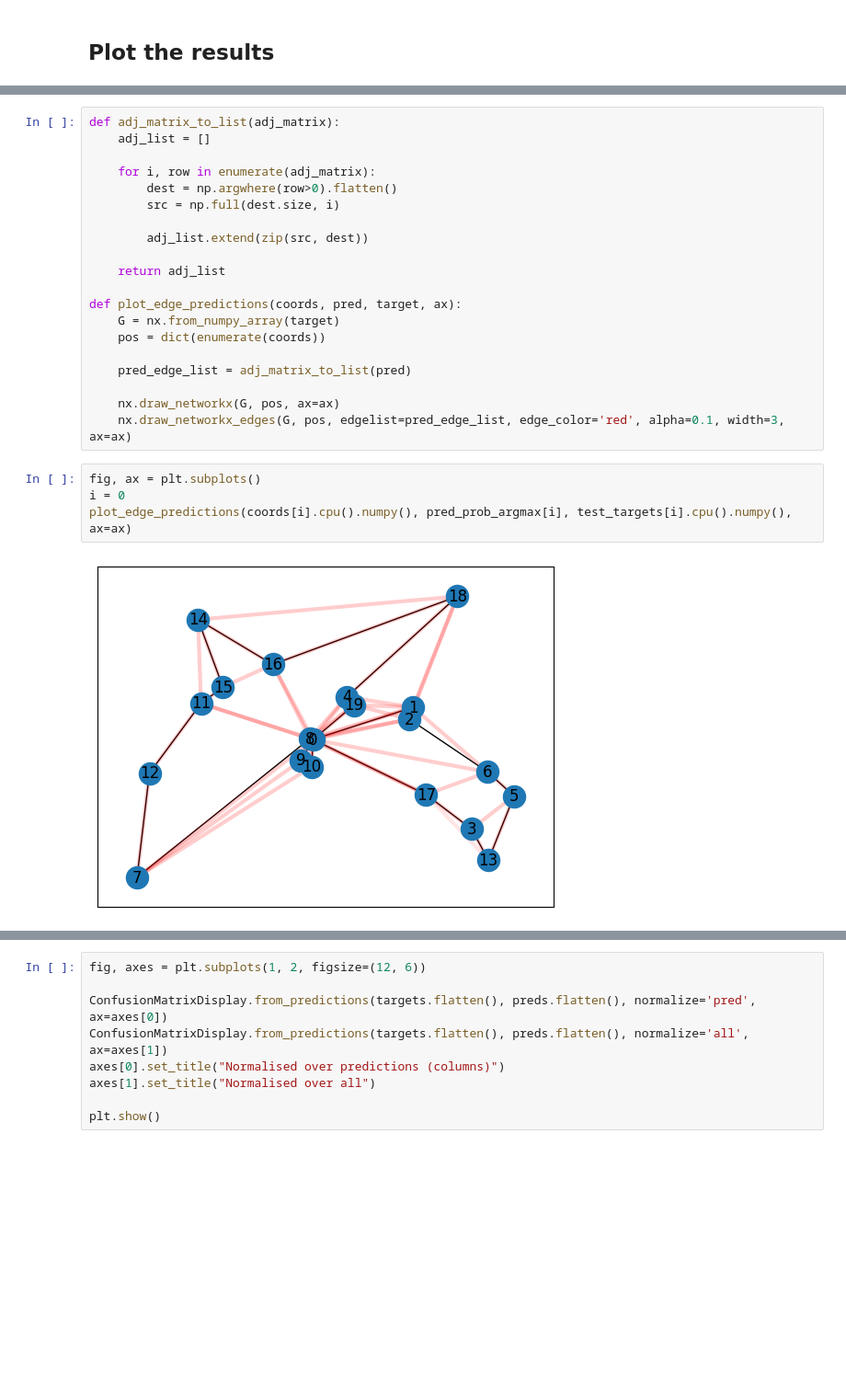
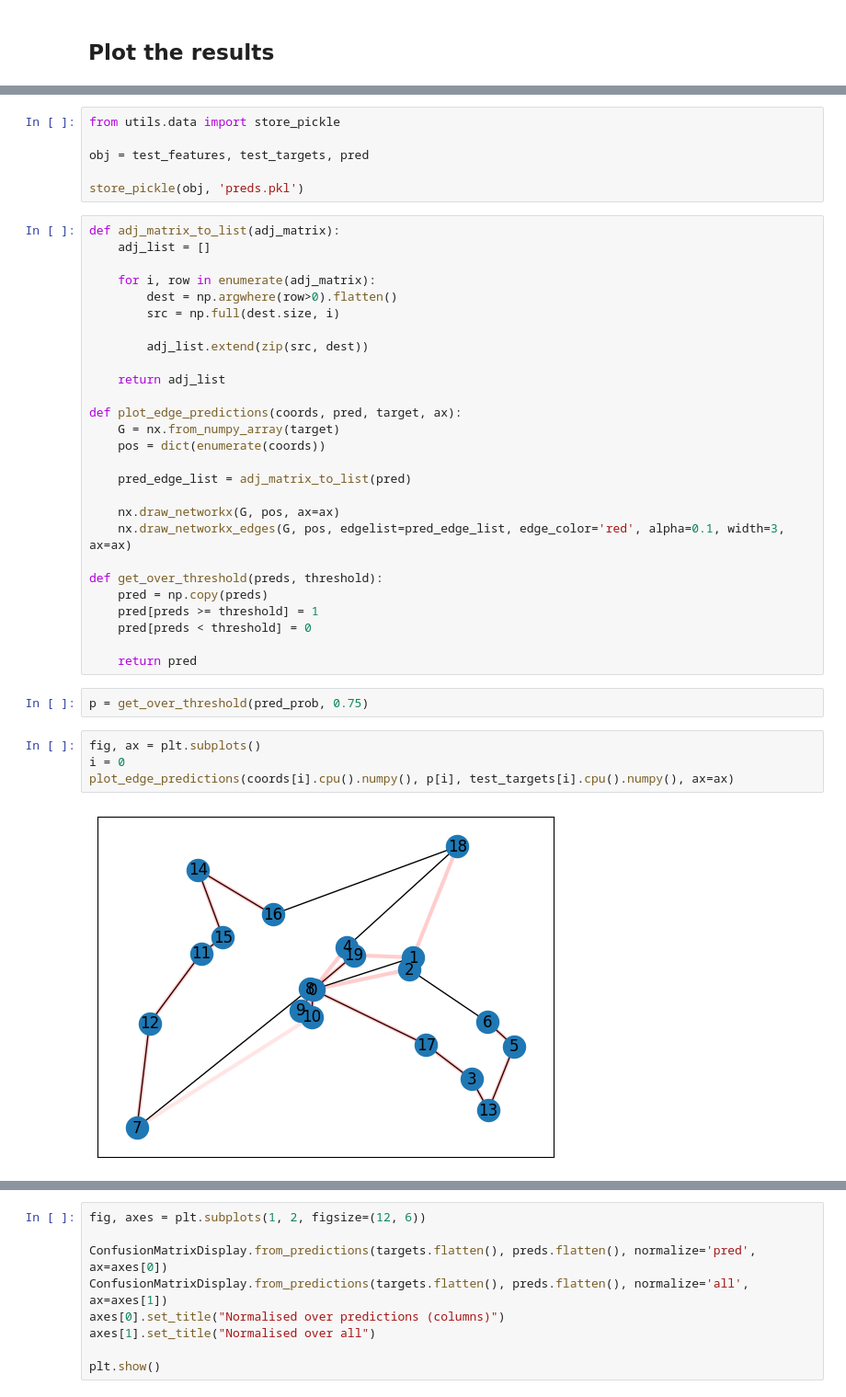
Before and after one commit to sebammon/vrp-thesis, a Jupyter notebook: Graph ConvNet.ipynb, the cells around one changed output, grey strips where cells are left out. Shown: that part at 92% size. Cells and saved outputs as stored; diff of their text form; blank space fills up the shorter version.

Commit message:
update data generation

```diff
--- a/Graph ConvNet.ipynb
+++ b/Graph ConvNet.ipynb
@@ -331,3 +331,9 @@ pred_prob_argmax = pred.argmax(dim=3).cpu().numpy()
+# %%
+from utils.data import store_pickle
+
+obj = test_features, test_targets, pred
+
+store_pickle(obj, 'preds.pkl')
 # %%
 def adj_matrix_to_list(adj_matrix):
     adj_list = []
@@ -348,9 +354,18 @@ def plot_edge_predictions(coords, pred, target, ax):
 
     nx.draw_networkx(G, pos, ax=ax)
     nx.draw_networkx_edges(G, pos, edgelist=pred_edge_list, edge_color='red', alpha=0.1, width=3, ax=ax)
+
+def get_over_threshold(preds, threshold):
+    pred = np.copy(preds)
+    pred[preds >= threshold] = 1
+    pred[preds < threshold] = 0
+
+    return pred
+# %%
+p = get_over_threshold(pred_prob, 0.75)
 # %%
 fig, ax = plt.subplots()
 i = 0
-plot_edge_predictions(coords[i].cpu().numpy(), pred_prob_argmax[i], test_targets[i].cpu().numpy(), ax=ax)
+plot_edge_predictions(coords[i].cpu().numpy(), p[i], test_targets[i].cpu().numpy(), ax=ax)
 # %% [output]
-[figure, old version]
+[figure, new version]
```
Also changed, not shown: parts of 17 cells of this notebook, 5 other files.
